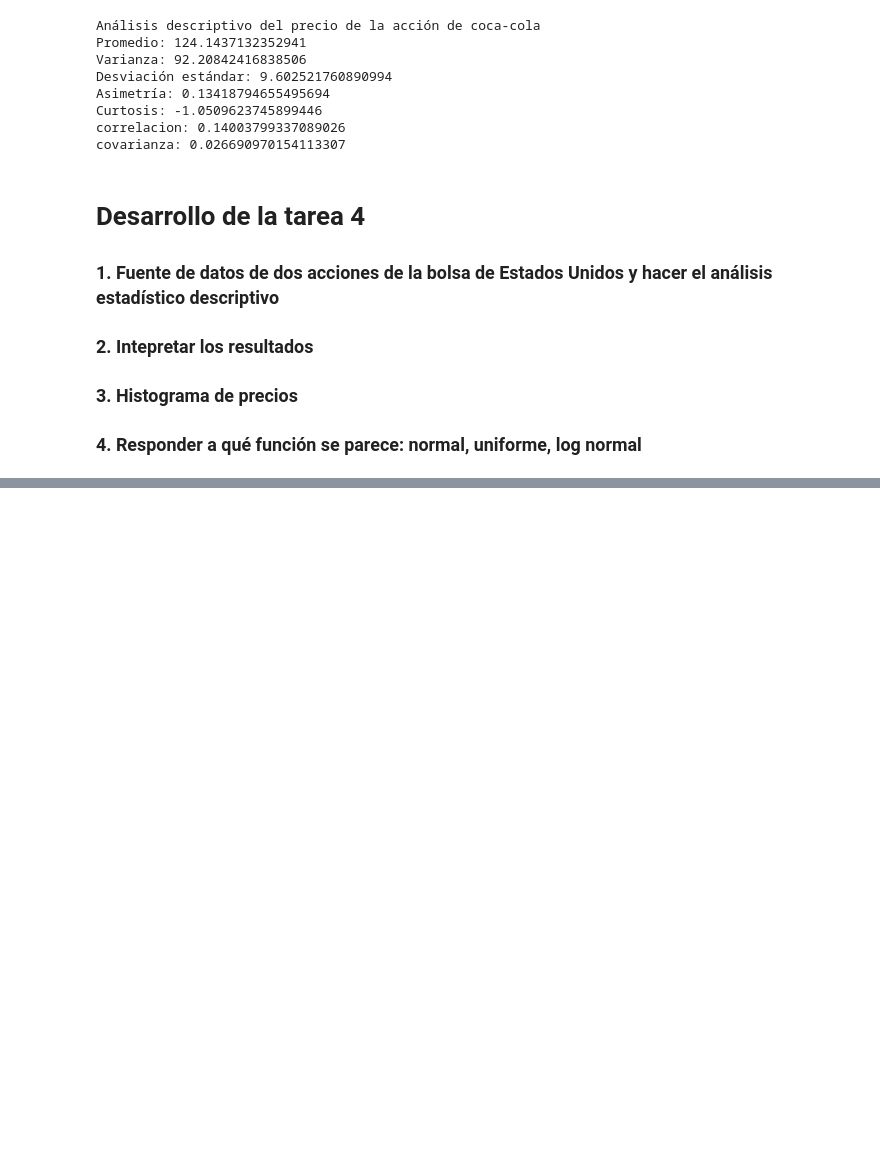
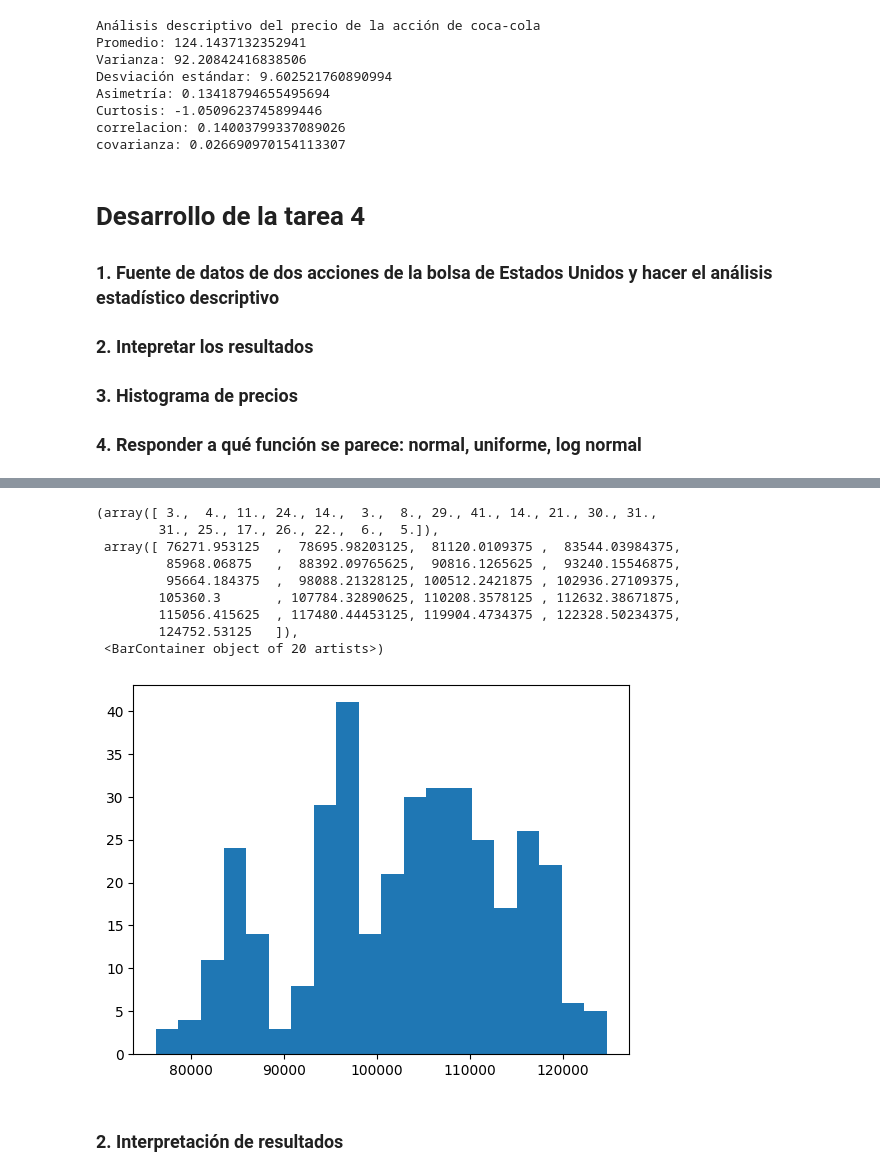
Before and after one commit to acpuche/financial-data-analytics, a Jupyter notebook: hw4_descriptive_models.ipynb, the cells around one changed output, grey strips where cells are left out. Drawn from its saved outputs; the diff is of its cells as text; code cells hidden in the pictures; blank space fills up the shorter version.

```diff
--- a/hw4_descriptive_models.ipynb
+++ b/hw4_descriptive_models.ipynb
@@ -137,0 +145,11 @@ descriptive_statistics(google_price,google_returns)
+# %%
+# Consulta de datos para la acción de Bitcoin
+nombre = "BTC-USD" # Bitcoin USD
+periodo = "1y"
+intervalo = "1d"
+
+bitcoin = consulta_accion(nombre, periodo, intervalo)
+
+# Visualización de los datos
+bitcoin_df = pd.DataFrame(bitcoin)
+bitcoin_df.head(10)
@@ -137,0 +169,4 @@ descriptive_statistics(google_price,google_returns)
+# %%
+# Cálculo de los retornos
+bitcoin_df['Returns'] = (bitcoin_df['Close']-bitcoin_df['Close'].shift(-1))/bitcoin_df['Close'].shift(-1)
+bitcoin_df.head(10)
@@ -137,0 +186,7 @@ descriptive_statistics(google_price,google_returns)
+# %%
+# Cálculo de los estadísticos
+accion = 'Bitcoin'
+bitcoin_price = bitcoin_df['Close']
+bitcoin_returns = bitcoin_df['Returns']
+
+descriptive_statistics(bitcoin_price,bitcoin_returns,accion)
@@ -137,0 +215,15 @@ descriptive_statistics(google_price,google_returns)
+# %%
+plt.hist(bitcoin_price, bins=20)
+# %% [output]
+(array([ 3.,  4., 11., 24., 14.,  3.,  8., 29., 41., 14., 21., 30., 31.,
+        31., 25., 17., 26., 22.,  6.,  5.]),
+ array([ 76271.953125  ,  78695.98203125,  81120.0109375 ,  83544.03984375,
+         85968.06875   ,  88392.09765625,  90816.1265625 ,  93240.15546875,
+         95664.184375  ,  98088.21328125, 100512.2421875 , 102936.27109375,
+        105360.3       , 107784.32890625, 110208.3578125 , 112632.38671875,
+        115056.415625  , 117480.44453125, 119904.4734375 , 122328.50234375,
+        124752.53125   ]),
+ <BarContainer object of 20 artists>)
+[figure, added]
+# %% [markdown]
+### 2. Interpretación de resultados
```
Also changed, not shown: parts of 16 cells of this notebook.
